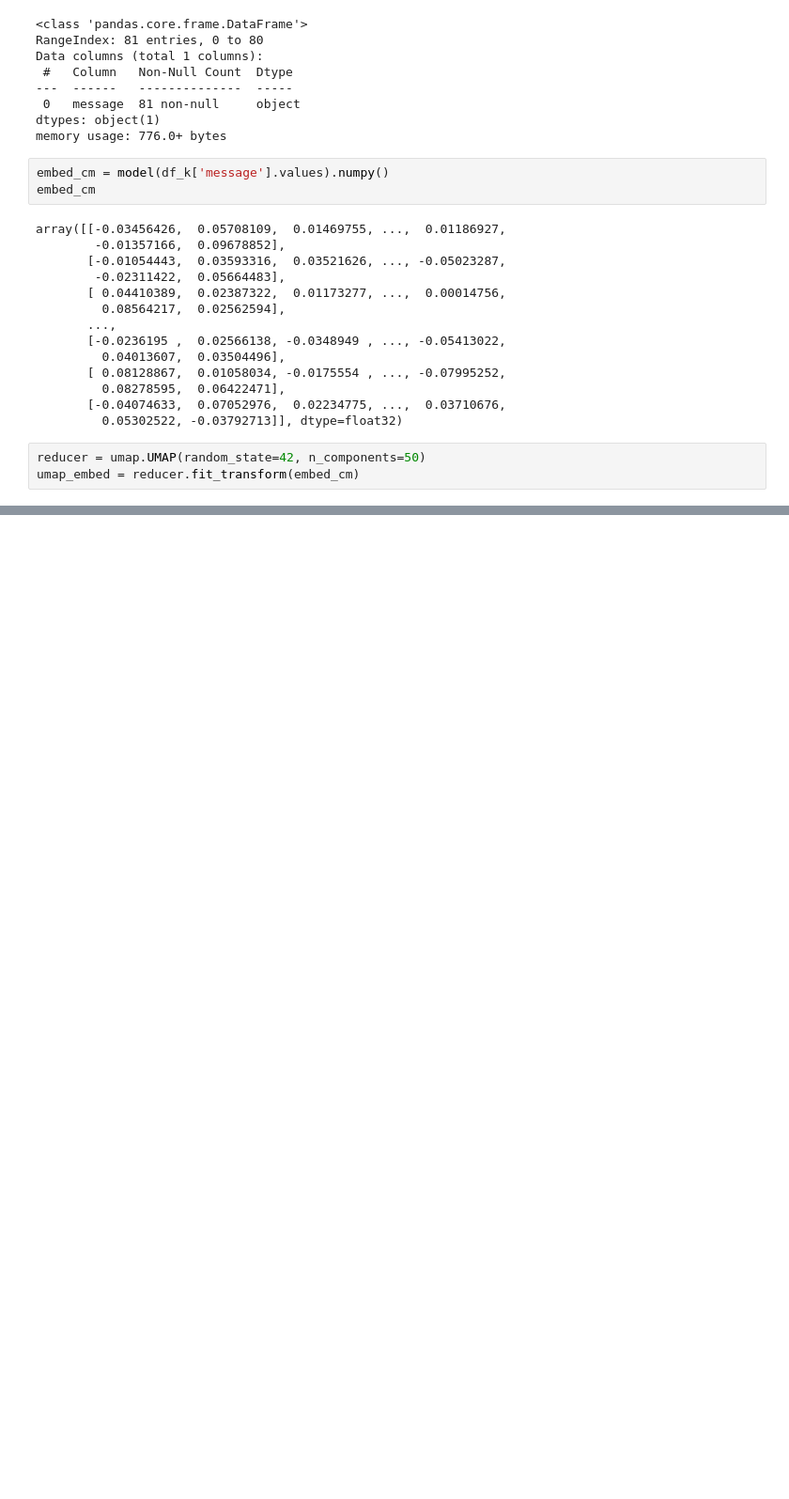
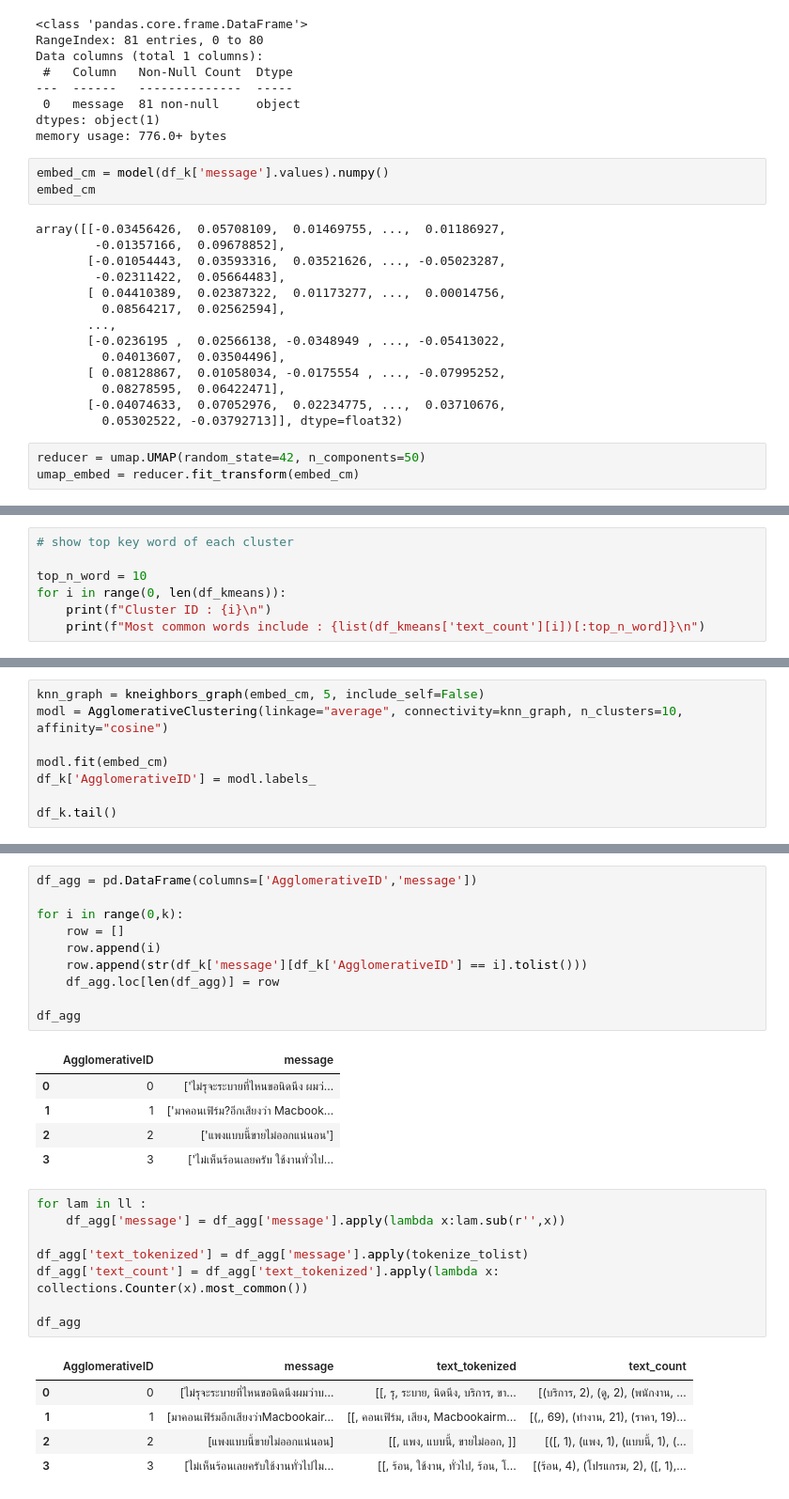
Before and after one commit to HikariJadeEmpire/AdvancedAnalytics-MADT8101, a Jupyter notebook: Section05/voc_analytics.ipynb, the cells around one changed output, grey strips where cells are left out. Shown at 94% size. Saved outputs shown, nothing was run; the diff lists cells and outputs as text; blank space fills up the shorter version.

```diff
--- a/Section05/voc_analytics.ipynb
+++ b/Section05/voc_analytics.ipynb
@@ -293,0 +347,7 @@ emoji_pattern = re.compile("["
+# %%
+# show top key word of each cluster
+
+top_n_word = 10
+for i in range(0, len(df_kmeans)):
+    print(f"Cluster ID : {i}\n")
+    print(f"Most common words include : {list(df_kmeans['text_count'][i])[:top_n_word]}\n")
@@ -293,0 +374,8 @@ emoji_pattern = re.compile("["
+# %%
+knn_graph = kneighbors_graph(embed_cm, 5, include_self=False)
+modl = AgglomerativeClustering(linkage="average", connectivity=knn_graph, n_clusters=10, affinity="cosine")
+
+modl.fit(embed_cm)
+df_k['AgglomerativeID'] = modl.labels_
+
+df_k.tail()
@@ -293,0 +389,30 @@ emoji_pattern = re.compile("["
+# %%
+df_agg = pd.DataFrame(columns=['AgglomerativeID','message'])
+
+for i in range(0,k):
+    row = []
+    row.append(i)
+    row.append(str(df_k['message'][df_k['AgglomerativeID'] == i].tolist()))
+    df_agg.loc[len(df_agg)] = row
+
+df_agg
+# %% [output]
+|  | AgglomerativeID | message |
+| 0 | 0 | ['ไม่รุจะระบายที่ไหนขอนิดนึง ผมว่... |
+| 1 | 1 | ['มาคอนเฟิร์ม?อีกเสียงว่า Macbook... |
+| 2 | 2 | ['แพงแบบนี้ขายไม่ออกแน่นอน'] |
+| 3 | 3 | ['ไม่เห็นร้อนเลยครับ ใช้งานทั่วไป... |
+# %%
+for lam in ll :
+    df_agg['message'] = df_agg['message'].apply(lambda x:lam.sub(r'',x))
+
+df_agg['text_tokenized'] = df_agg['message'].apply(tokenize_tolist)
+df_agg['text_count'] = df_agg['text_tokenized'].apply(lambda x: collections.Counter(x).most_common())
+
+df_agg
+# %% [output]
+|  | AgglomerativeID | message | text_tokenized | text_count |
+| 0 | 0 | [ไม่รุจะระบายที่ไหนขอนิดนึงผมว่าบ... | [[, รุ, ระบาย, นิดนึง, บริการ, ขา... | [(บริการ, 2), (ดู, 2), (พนักงาน, ... |
+| 1 | 1 | [มาคอนเฟิร์มอีกเสียงว่าMacbookair... | [[, คอนเฟิร์ม, เสียง, Macbookairm... | [(,, 69), (ทำงาน, 21), (ราคา, 19)... |
+| 2 | 2 | [แพงแบบนี้ขายไม่ออกแน่นอน] | [[, แพง, แบบนี้, ขายไม่ออก, ]] | [([, 1), (แพง, 1), (แบบนี้, 1), (... |
+| 3 | 3 | [ไม่เห็นร้อนเลยครับใช้งานทั่วไปไม... | [[, ร้อน, ใช้งาน, ทั่วไป, ร้อน, โ... | [(ร้อน, 4), (โปรแกรม, 2), ([, 1),... |
```
Also changed, not shown: parts of 15 cells of this notebook.
